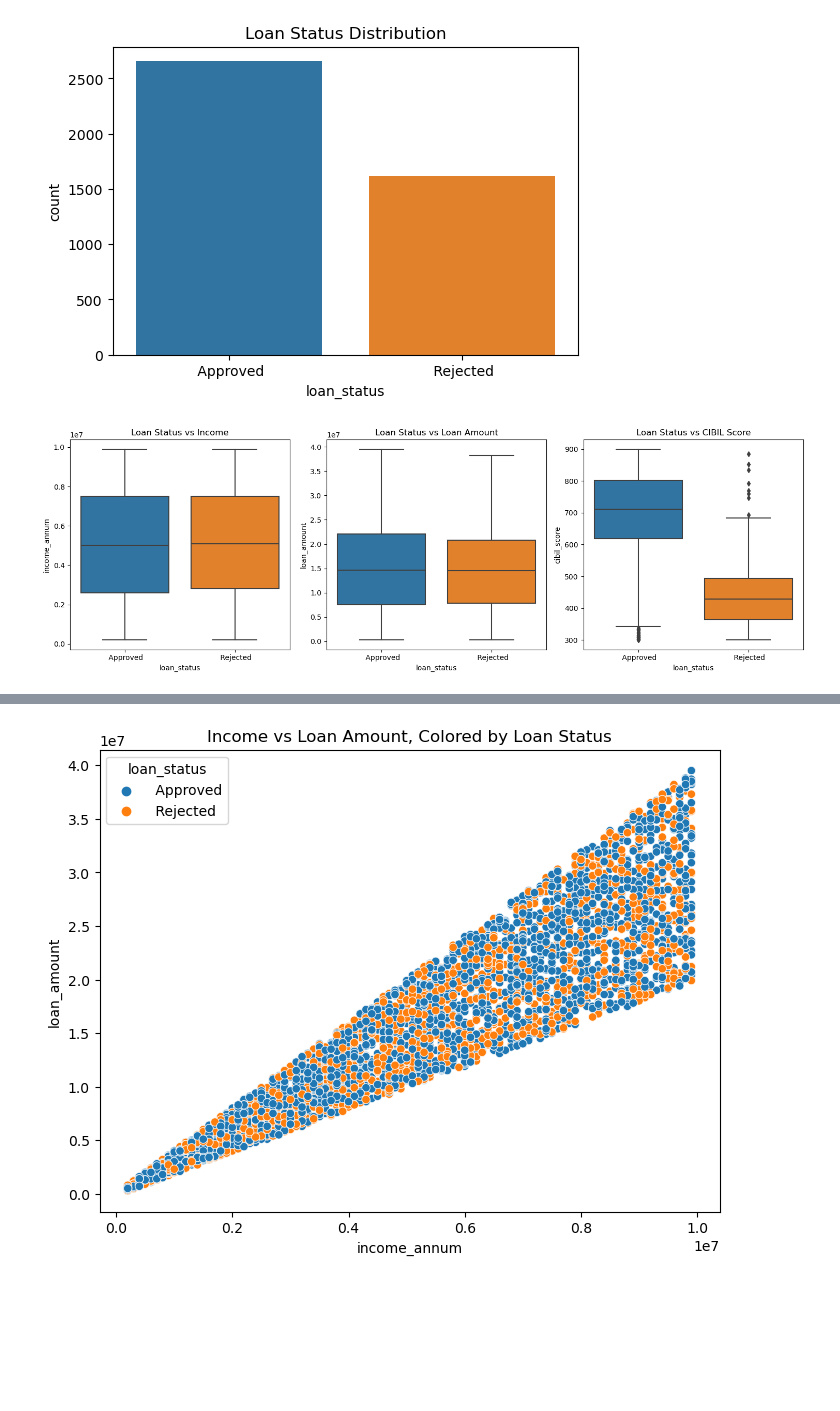
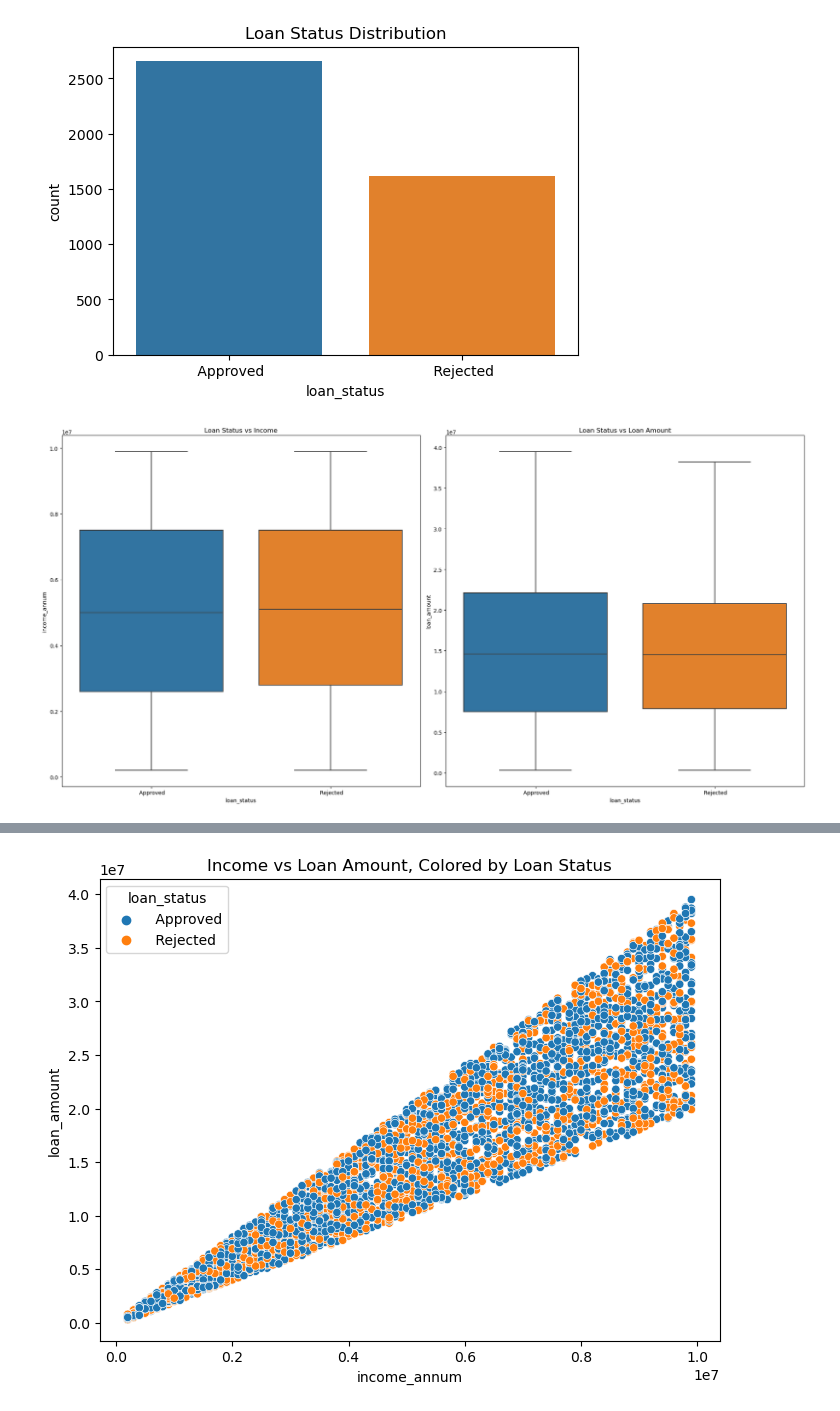
Before and after one commit to Rasesh30/p2_roku_upenn, a Jupyter notebook: p2_roku_credit_score.ipynb, the cells around one changed output, grey strips where cells are left out. Saved outputs shown, nothing was run; the diff lists cells and outputs as text; code cells hidden in the pictures; blank space fills up the shorter version.

```diff
--- a/p2_roku_credit_score.ipynb
+++ b/p2_roku_credit_score.ipynb
@@ -616,25 +616,22 @@ plt.show()
 # %% [output]
 [figure]
 # %%
-plt.figure(figsize=(15, 5))
+plt.figure(figsize=(20, 10))
 
 # Income vs Loan Status
-plt.subplot(1, 3, 1)
+plt.subplot(1, 2, 1)
 sns.boxplot(x='loan_status', y='income_annum', data=orig_df)
 plt.title('Loan Status vs Income')
 
 # Loan Amount vs Loan Status
-plt.subplot(1, 3, 2)
+plt.subplot(1, 2, 2)
 sns.boxplot(x='loan_status', y='loan_amount', data=orig_df)
 plt.title('Loan Status vs Loan Amount')
 
-# CIBIL Score vs Loan Status
-plt.subplot(1, 3, 3)
-sns.boxplot(x='loan_status', y='cibil_score', data=orig_df)
-plt.title('Loan Status vs CIBIL Score')
+
 
 plt.tight_layout()
-plt.savefig("Images/loanStatus.png")
+plt.savefig("Images/loanStatus_loanAmount.png")
 plt.show()
 # %% [output]
-[figure, old version]
+[figure, new version]
```
Also changed, not shown: parts of 18 cells of this notebook, 10 other files.
